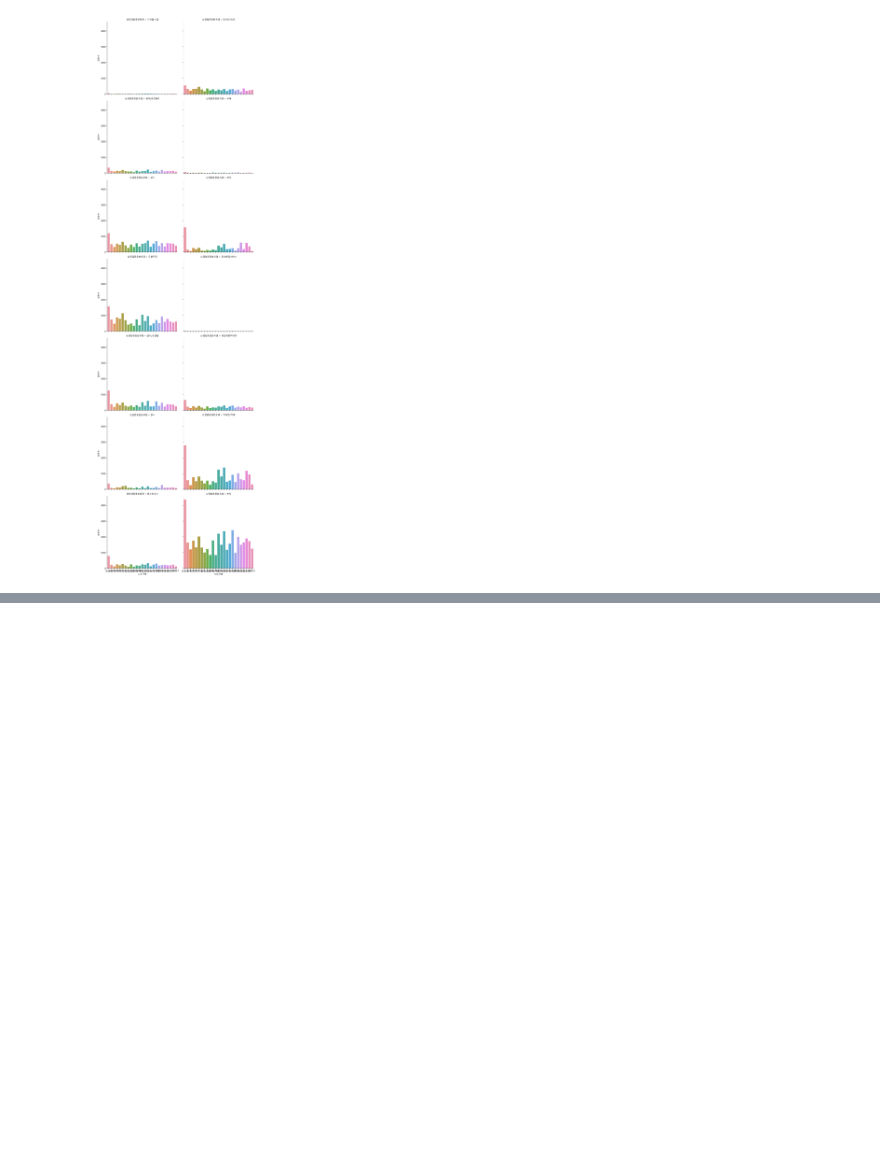
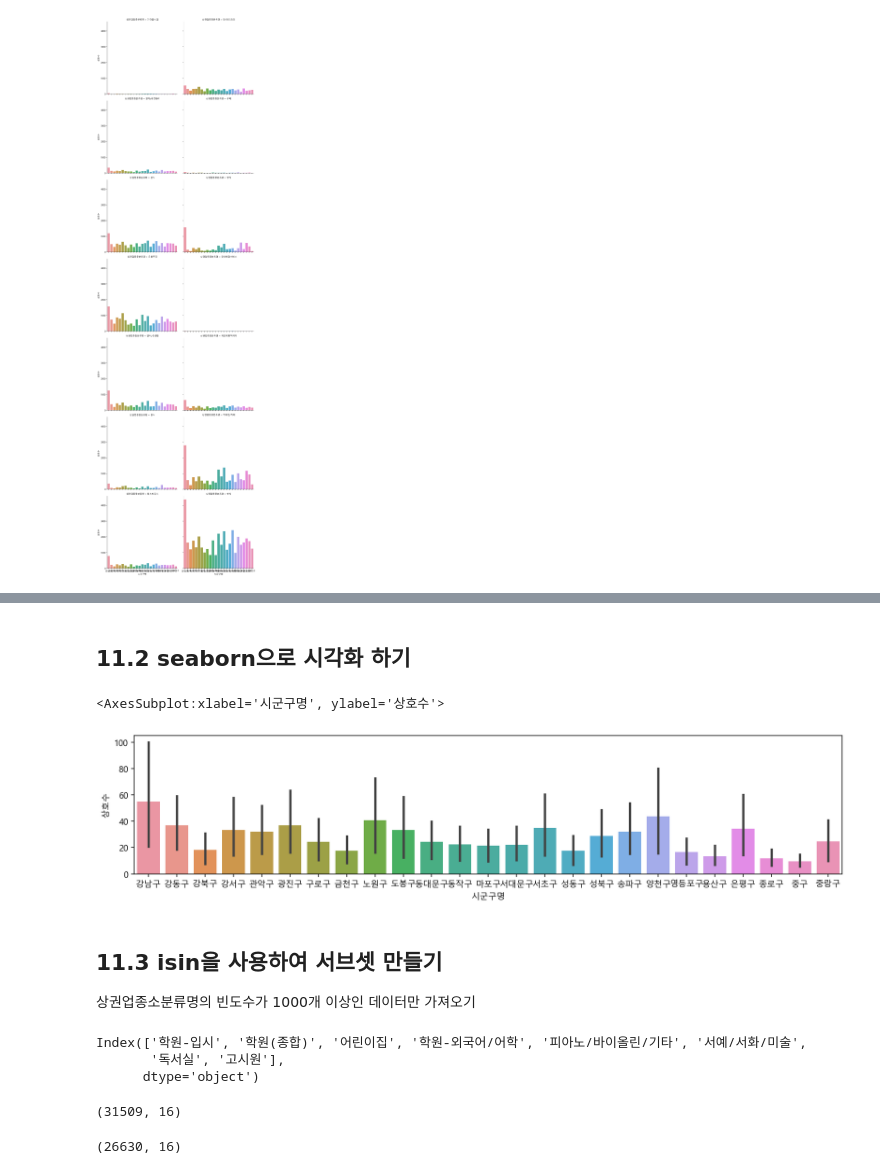
Before and after one commit to pmj3590/inflearn_opendata, a Jupyter notebook: store.ipynb, the cells around one changed output, grey strips where cells are left out. Cells and saved outputs as stored; diff of their text form; code cells hidden in the pictures; blank space fills up the shorter version.

```diff
--- a/store.ipynb
+++ b/store.ipynb
@@ -812,0 +841,6 @@ sns.catplot(data=food, x="시군구명", y="상호수",
+# %%
+#"시도명"이 "서울특별시"이고, "상권업종대분류명"이 "학문/교육"인 데이터 서브셋 가져오기
+#재사용을 위해 df_academy에 저장
+df_academy=df[(df["시도명"]=="서울특별시")
+              &(df["상권업종대분류명"]=="학문/교육")].copy()
+df_academy.head()
@@ -812,0 +926,4 @@ sns.catplot(data=food, x="시군구명", y="상호수",
+# %%
+#"시군구명", "상권업종소분류명"으로 그룹화 하고 "상호명" 빈도수 계산
+academy_group=df_academy.groupby(["시군구명", "상권업종소분류명"])["상호명"].count()
+academy_group.loc["강남구"]
@@ -812,0 +944,4 @@ sns.catplot(data=food, x="시군구명", y="상호수",
+# %%
+t=academy_group.reset_index()
+t=t.rename(columns={"상호명":"상호수"})
+t.head()
@@ -812,0 +955,28 @@ sns.catplot(data=food, x="시군구명", y="상호수",
+# %% [markdown]
+## 11.2 seaborn으로 시각화 하기
+# %%
+#위 데이터를 이용하여 시군구명, 상호수에 대한 barplot을 그리기
+plt.figure(figsize=(15, 3))
+sns.barplot(data=t, x="시군구명", y="상호수")
+# %% [output]
+<AxesSubplot:xlabel='시군구명', ylabel='상호수'>
+[figure, added]
+# %% [markdown]
+## 11.3 isin을 사용하여 서브셋 만들기
+상권업종소분류명의 빈도수가 1000개 이상인 데이터만 가져오기
+# %%
+aca_count_1000.index
+# %% [output]
+Index(['학원-입시', '학원(종합)', '어린이집', '학원-외국어/어학', '피아노/바이올린/기타', '서예/서화/미술',
+       '독서실', '고시원'],
+      dtype='object')
+# %%
+#isin으로 빈도수 계산할 때 1000개 이상인 데이터만 가져오기
+#서브셋을 df_aca_selected에 저장
+print(df_academy.shape)
+df_aca_selected=df_academy[df_academy["상권업종소분류명"]
+                           .isin(aca_count_1000.index)].copy()
+df_aca_selected.shape
+# %% [output]
+(31509, 16)
+(26630, 16)
```
Also changed, not shown: parts of 27 cells of this notebook.
